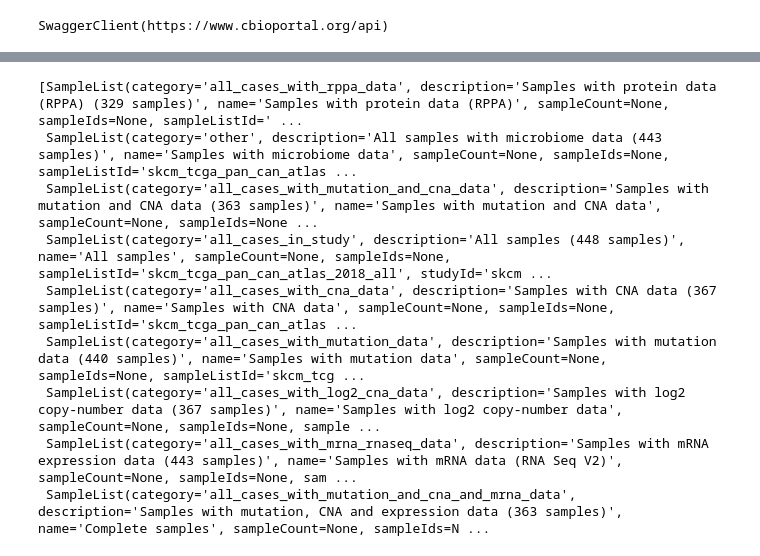
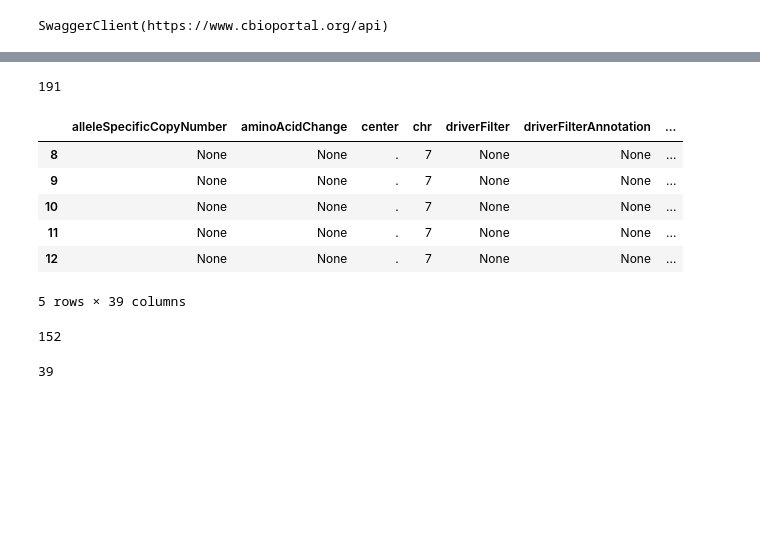
Before and after one commit to arfathpasha/workbench, a Jupyter notebook: python/intro/survival.ipynb, the cells around one changed output, grey strips where cells are left out. Cells and saved outputs as stored; diff of their text form; code cells hidden in the pictures; blank space fills up the shorter version.

Commit message:
altered/unaltered groups

```diff
--- a/python/intro/survival.ipynb
+++ b/python/intro/survival.ipynb
@@ -23,0 +38,4 @@ cbioportal.Molecular_Profiles.getAllMolecularProfilesInStudyUsingGET(studyId='sk
+# %%
+genes = cbioportal.Genes.getAllGenesUsingGET(keyword='BRAF').result()
+gdf = get_pandas_df(genes)
+gdf.head()
@@ -23,0 +49,3 @@ cbioportal.Molecular_Profiles.getAllMolecularProfilesInStudyUsingGET(studyId='sk
+# %%
+entrez_gene_id = gdf.loc[gdf['hugoGeneSymbol'] == 'BRAF']['entrezGeneId'].item()
+entrez_gene_id
@@ -24,3 +54,9 @@ cbioportal.Molecular_Profiles.getAllMolecularProfilesInStudyUsingGET(studyId='sk
 # %%
-cbioportal.Mutations.getMutationsInMolecularProfileBySampleListIdUsingGET(sampleListId='skcm_tcga_pan_can_atlas_2018_cnaseq', molecularProfileId='skcm_tcga_pan_can_atlas_2018_mutations').result()
+mutations = cbioportal.Mutations.getMutationsInMolecularProfileBySampleListIdUsingGET(
+    sampleListId='skcm_tcga_pan_can_atlas_2018_cnaseq',
+    molecularProfileId=mol_profile_id,
+    entrezGeneId=entrez_gene_id).result()
+
+mdf = get_pandas_df(mutations)
+mdf.columns
 # %% [output]
@@ -44,12 +74,26 @@ cbioportal.Mutations.getMutationsInMolecularProfileBySampleListIdUsingGET(sample
-# %%
-cbioportal.Sample_Lists.getAllSampleListsInStudyUsingGET(studyId='skcm_tcga_pan_can_atlas_2018').result()
-# %% [output]
-[SampleList(category='all_cases_with_rppa_data', description='Samples with protein data (RPPA) (329 samples)', name='Samples with protein data (RPPA)', sampleCount=None, sampleIds=None, sampleListId=' ...
- SampleList(category='other', description='All samples with microbiome data (443 samples)', name='Samples with microbiome data', sampleCount=None, sampleIds=None, sampleListId='skcm_tcga_pan_can_atlas ...
- SampleList(category='all_cases_with_mutation_and_cna_data', description='Samples with mutation and CNA data (363 samples)', name='Samples with mutation and CNA data', sampleCount=None, sampleIds=None ...
- SampleList(category='all_cases_in_study', description='All samples (448 samples)', name='All samples', sampleCount=None, sampleIds=None, sampleListId='skcm_tcga_pan_can_atlas_2018_all', studyId='skcm ...
- SampleList(category='all_cases_with_cna_data', description='Samples with CNA data (367 samples)', name='Samples with CNA data', sampleCount=None, sampleIds=None, sampleListId='skcm_tcga_pan_can_atlas ...
- SampleList(category='all_cases_with_mutation_data', description='Samples with mutation data (440 samples)', name='Samples with mutation data', sampleCount=None, sampleIds=None, sampleListId='skcm_tcg ...
- SampleList(category='all_cases_with_log2_cna_data', description='Samples with log2 copy-number data (367 samples)', name='Samples with log2 copy-number data', sampleCount=None, sampleIds=None, sample ...
- SampleList(category='all_cases_with_mrna_rnaseq_data', description='Samples with mRNA expression data (443 samples)', name='Samples with mRNA data (RNA Seq V2)', sampleCount=None, sampleIds=None, sam ...
- SampleList(category='all_cases_with_mutation_and_cna_and_mrna_data', description='Samples with mutation, CNA and expression data (363 samples)', name='Complete samples', sampleCount=None, sampleIds=N ...
+# %%
+all_patients = mdf['patientId'].tolist()
+len(set(all_patients))
+# %% [output]
+191
+# %%
+altered_mdf = mdf[mdf['proteinChange']=='V600E']
+altered_mdf.head()
+# %% [output]
+|  | alleleSpecificCopyNumber | aminoAcidChange | center | chr | driverFilter | driverFilterAnnotation | ... |
+| 8 | None | None | . | 7 | None | None | ... |
+| 9 | None | None | . | 7 | None | None | ... |
+| 10 | None | None | . | 7 | None | None | ... |
+| 11 | None | None | . | 7 | None | None | ... |
+| 12 | None | None | . | 7 | None | None | ... |
+5 rows × 39 columns
+# %%
+altered_patients = altered_mdf['patientId'].tolist()
+len(set(altered_patients))
+# %% [output]
+152
+# %%
+unaltered_patients = list(set(all_patients) - set(altered_patients))
+len(unaltered_patients)
+# %% [output]
+39
```
Also changed, not shown: parts of 11 cells of this notebook.
